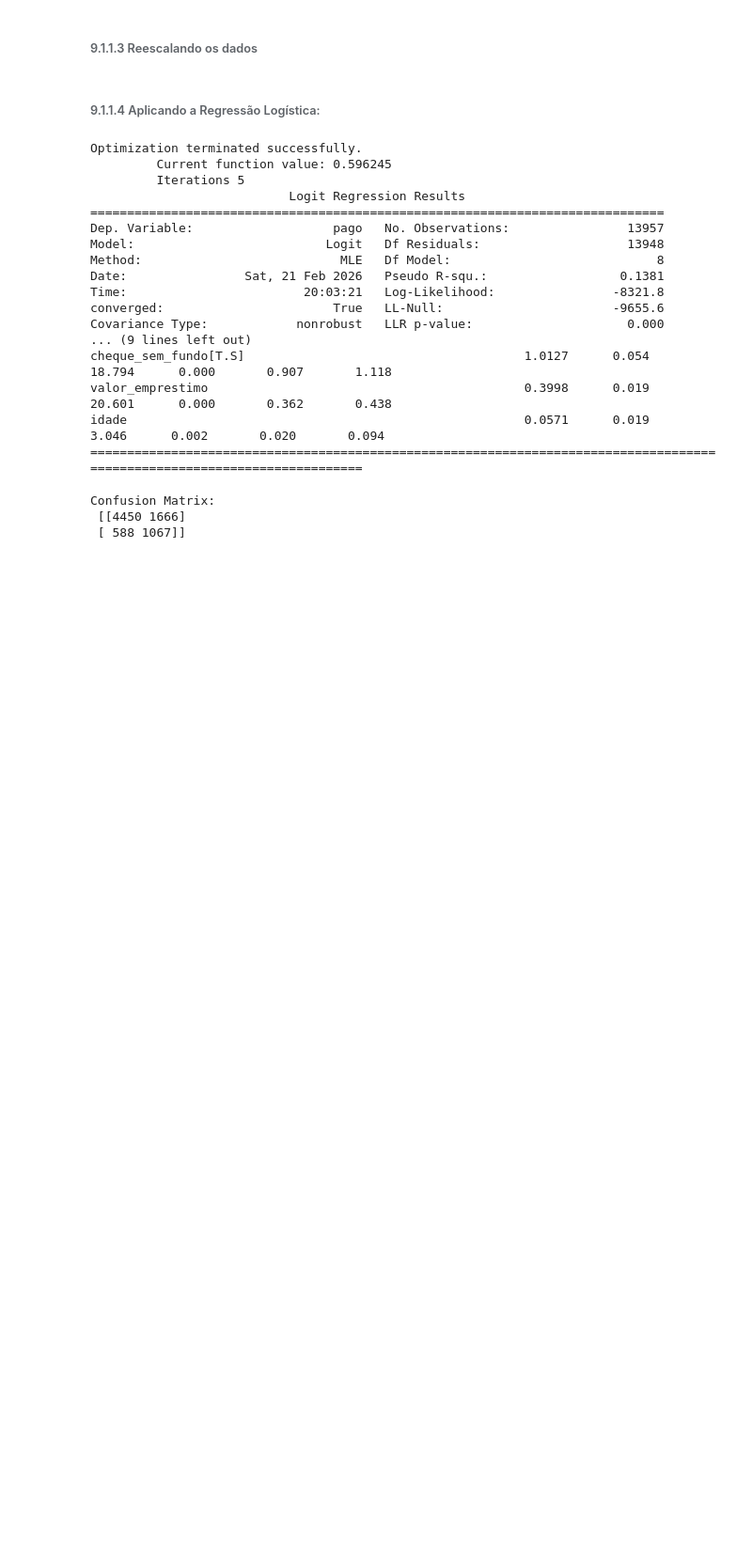
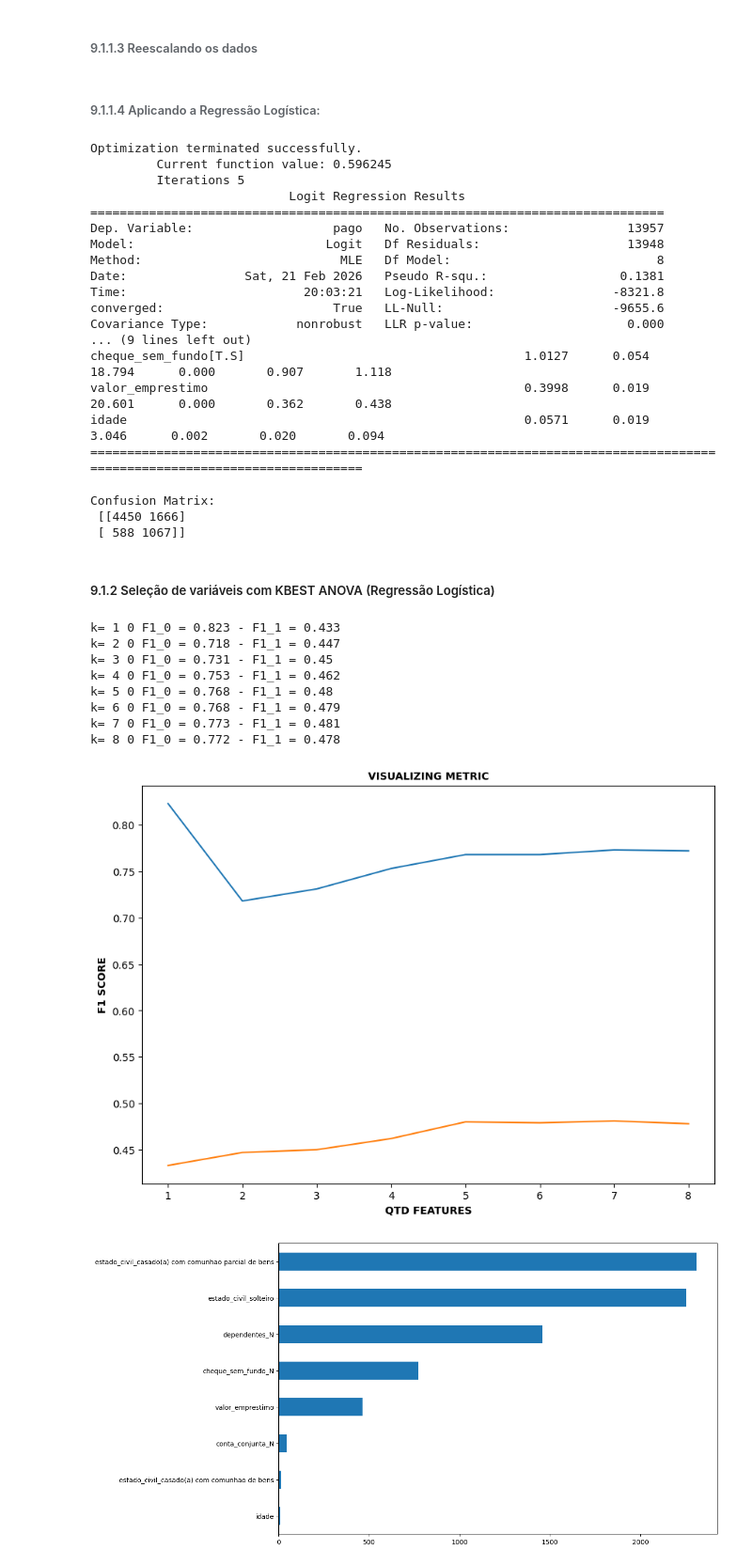
Before and after one commit to samantasobral/shap-ml-interpretability, a Jupyter notebook: notebook/shap_model.ipynb, the cells around one changed output. Shown at 94% size. Drawn from its saved outputs; the diff is of its cells as text; code cells hidden in the pictures; blank space fills up the shorter version.

```diff
--- a/notebook/shap_model.ipynb
+++ b/notebook/shap_model.ipynb
@@ -1070,3 +1121,58 @@ print('Confusion Matrix: \n', cm)
 Confusion Matrix:
  [[4450 1666]
  [ 588 1067]]
+# %% [markdown]
+##### 9.1.2 Seleção de variáveis com KBEST ANOVA (Regressão Logística)
+# %%
+#lendo os dados:
+df9 = pd.read_csv(config['data']['train_path']).drop(['id', 'multa', 'juros', 'valor_emprestimo_atualizado', 'juros_porcentagem'], axis=1).copy()
+
+columns_select = ['dependentes', 'estado_civil', 'idade', 'conta_conjunta', 'cheque_sem_fundo', 'valor_emprestimo', 'pago']
+
+df9_lr = df9[columns_select].copy()
+# %%
+#divisão em treino e teste:
+
+x_train, x_test, y_train, y_test  = train_test_split(df9_lr.drop('pago',axis=1),
+                                                     df9_lr['pago'],
+                                                     test_size = 0.2,
+                                                     random_state = 42,
+                                                     stratify = df9_lr['pago'])
+# %%
+#reescala e transformação dos dados:
+
+#idade:
+ss = StandardScaler()
+ss.fit(x_train[['idade']].values)
+x_train['idade'] = ss.transform(x_train[['idade']])
+x_test['idade'] = ss.transform(x_test[['idade']])
+
+#valor_emprestimo:
+yj = PowerTransformer(method='yeo-johnson', standardize=True)
+yj.fit(x_train[['valor_emprestimo']].values)
+x_train['valor_emprestimo'] = yj.transform(x_train[['valor_emprestimo']])
+x_test['valor_emprestimo'] = yj.transform(x_test[['valor_emprestimo']])
+
+#estado_civil:
+ce_rare = RareLabelEncoder(n_categories=5, tol=0.05, variables=['estado_civil'], replace_with='outros')
+ce_rare.fit(x_train)
+x_train = ce_rare.transform(x_train)
+x_test = ce_rare.transform(x_test)
+
+#variáveis categóricas:
+ce_OHE = OneHotEncoder( variables = ['conta_conjunta', 'dependentes', 'estado_civil', 'cheque_sem_fundo'], drop_last = True).fit(x_train)
+x_train = ce_OHE.transform(x_train)
+x_test = ce_OHE.transform(x_test)
+# %%
+fs_kbest(x_train, y_train, x_test, y_test, model = LogisticRegression(class_weight='balanced'))
+# %% [output]
+k= 1 0 F1_0 = 0.823 - F1_1 = 0.433
+k= 2 0 F1_0 = 0.718 - F1_1 = 0.447
+k= 3 0 F1_0 = 0.731 - F1_1 = 0.45
+k= 4 0 F1_0 = 0.753 - F1_1 = 0.462
+k= 5 0 F1_0 = 0.768 - F1_1 = 0.48
+k= 6 0 F1_0 = 0.768 - F1_1 = 0.479
+k= 7 0 F1_0 = 0.773 - F1_1 = 0.481
+k= 8 0 F1_0 = 0.772 - F1_1 = 0.478
+[figure, added]
+[figure, added]
```
Also changed, not shown: parts of 19 cells of this notebook.
